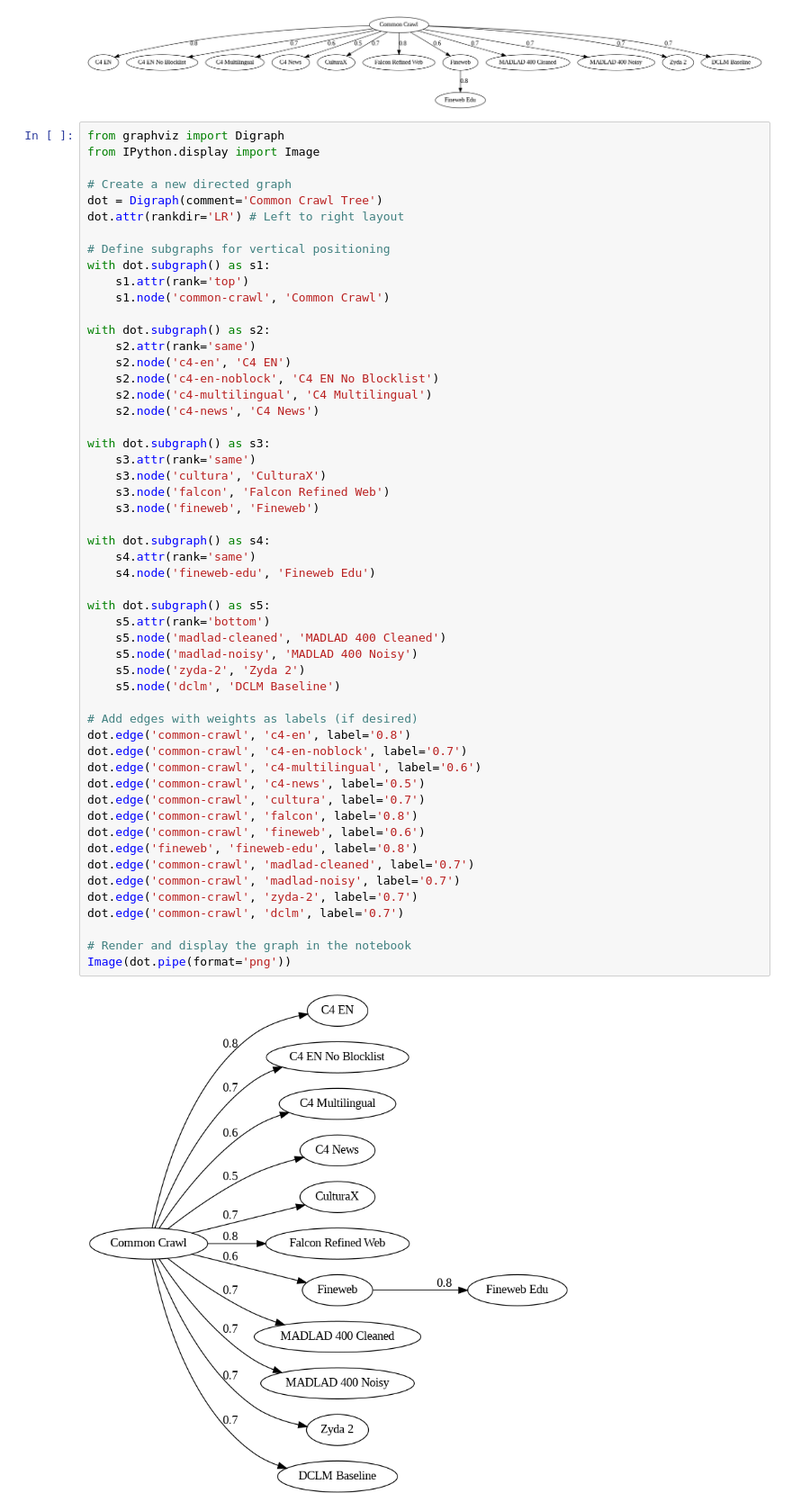
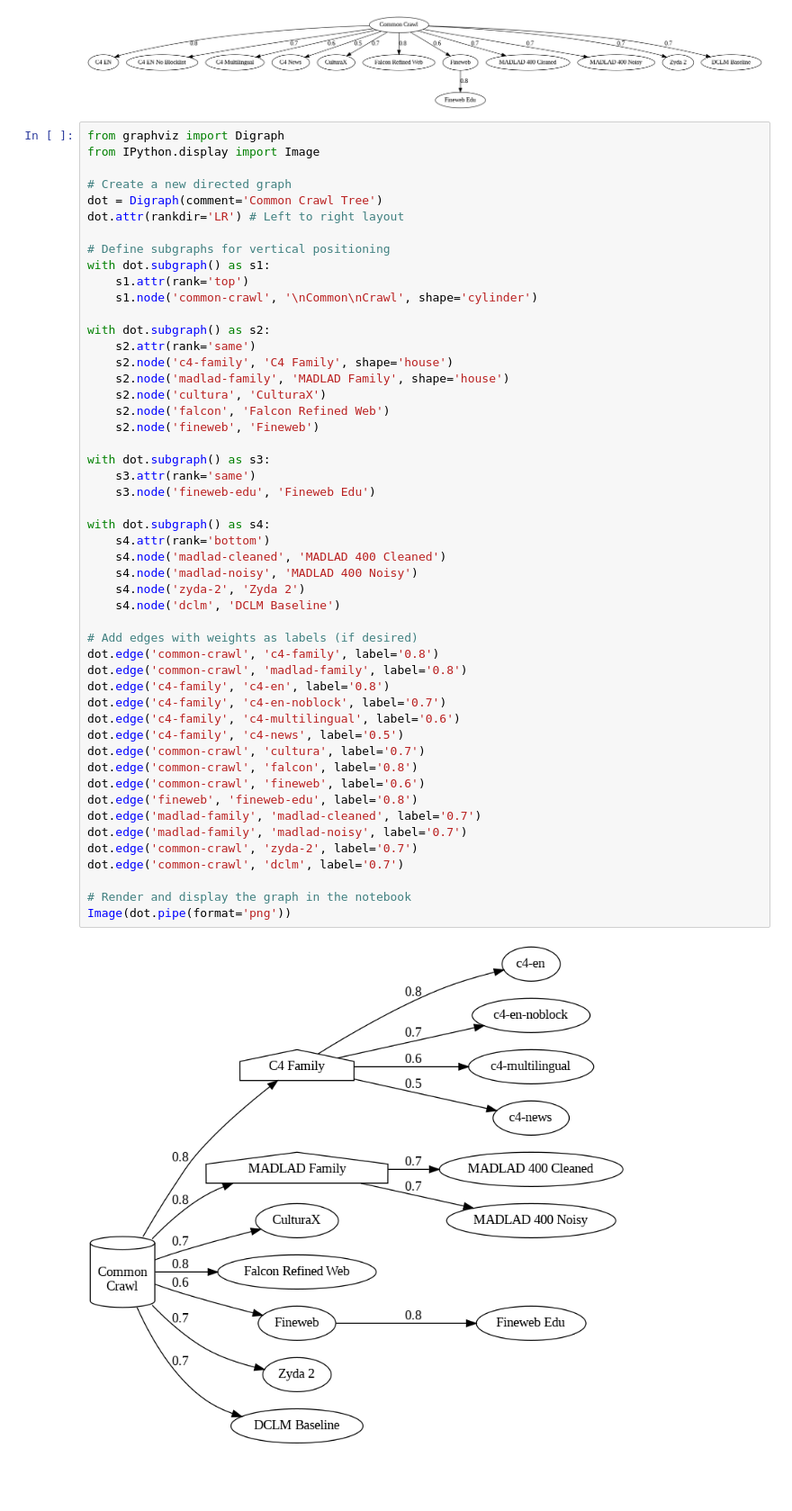
Before and after one commit to NHagar/cc-genealogy, a Jupyter notebook: analysis/cc_genalogy_tree.ipynb, the cells around one changed output. Shown at 90% size. Drawn from its saved outputs; the diff is of its cells as text; blank space fills up the shorter version.

Commit message:
Updated with "families" for C4 and MADLAD

```diff
--- a/analysis/cc_genalogy_tree.ipynb
+++ b/analysis/cc_genalogy_tree.ipynb
@@ -114,54 +114,51 @@ Image(dot.pipe(format='png'))
 from graphviz import Digraph
 from IPython.display import Image
 
 # Create a new directed graph
 dot = Digraph(comment='Common Crawl Tree')
 dot.attr(rankdir='LR') # Left to right layout
 
 # Define subgraphs for vertical positioning
 with dot.subgraph() as s1:
     s1.attr(rank='top')
-    s1.node('common-crawl', 'Common Crawl')
+    s1.node('common-crawl', '\nCommon\nCrawl', shape='cylinder')
 
 with dot.subgraph() as s2:
     s2.attr(rank='same')
-    s2.node('c4-en', 'C4 EN')
-    s2.node('c4-en-noblock', 'C4 EN No Blocklist')
-    s2.node('c4-multilingual', 'C4 Multilingual')
-    s2.node('c4-news', 'C4 News')
+    s2.node('c4-family', 'C4 Family', shape='house')
+    s2.node('madlad-family', 'MADLAD Family', shape='house')
+    s2.node('cultura', 'CulturaX')
+    s2.node('falcon', 'Falcon Refined Web')
+    s2.node('fineweb', 'Fineweb')
 
 with dot.subgraph() as s3:
     s3.attr(rank='same')
-    s3.node('cultura', 'CulturaX')
-    s3.node('falcon', 'Falcon Refined Web')
-    s3.node('fineweb', 'Fineweb')
+    s3.node('fineweb-edu', 'Fineweb Edu')
 
 with dot.subgraph() as s4:
-    s4.attr(rank='same')
-    s4.node('fineweb-edu', 'Fineweb Edu')
-
-with dot.subgraph() as s5:
-    s5.attr(rank='bottom')
-    s5.node('madlad-cleaned', 'MADLAD 400 Cleaned')
-    s5.node('madlad-noisy', 'MADLAD 400 Noisy')
-    s5.node('zyda-2', 'Zyda 2')
-    s5.node('dclm', 'DCLM Baseline')
+    s4.attr(rank='bottom')
+    s4.node('madlad-cleaned', 'MADLAD 400 Cleaned')
+    s4.node('madlad-noisy', 'MADLAD 400 Noisy')
+    s4.node('zyda-2', 'Zyda 2')
+    s4.node('dclm', 'DCLM Baseline')
 
 # Add edges with weights as labels (if desired)
-dot.edge('common-crawl', 'c4-en', label='0.8')
-dot.edge('common-crawl', 'c4-en-noblock', label='0.7')
-dot.edge('common-crawl', 'c4-multilingual', label='0.6')
-dot.edge('common-crawl', 'c4-news', label='0.5')
+dot.edge('common-crawl', 'c4-family', label='0.8')
+dot.edge('common-crawl', 'madlad-family', label='0.8')
+dot.edge('c4-family', 'c4-en', label='0.8')
+dot.edge('c4-family', 'c4-en-noblock', label='0.7')
+dot.edge('c4-family', 'c4-multilingual', label='0.6')
+dot.edge('c4-family', 'c4-news', label='0.5')
 dot.edge('common-crawl', 'cultura', label='0.7')
 dot.edge('common-crawl', 'falcon', label='0.8')
 dot.edge('common-crawl', 'fineweb', label='0.6')
 dot.edge('fineweb', 'fineweb-edu', label='0.8')
-dot.edge('common-crawl', 'madlad-cleaned', label='0.7')
-dot.edge('common-crawl', 'madlad-noisy', label='0.7')
+dot.edge('madlad-family', 'madlad-cleaned', label='0.7')
+dot.edge('madlad-family', 'madlad-noisy', label='0.7')
 dot.edge('common-crawl', 'zyda-2', label='0.7')
 dot.edge('common-crawl', 'dclm', label='0.7')
 
 # Render and display the graph in the notebook
 Image(dot.pipe(format='png'))
 # %% [output]
-[figure, old version]
+[figure, new version]
```
